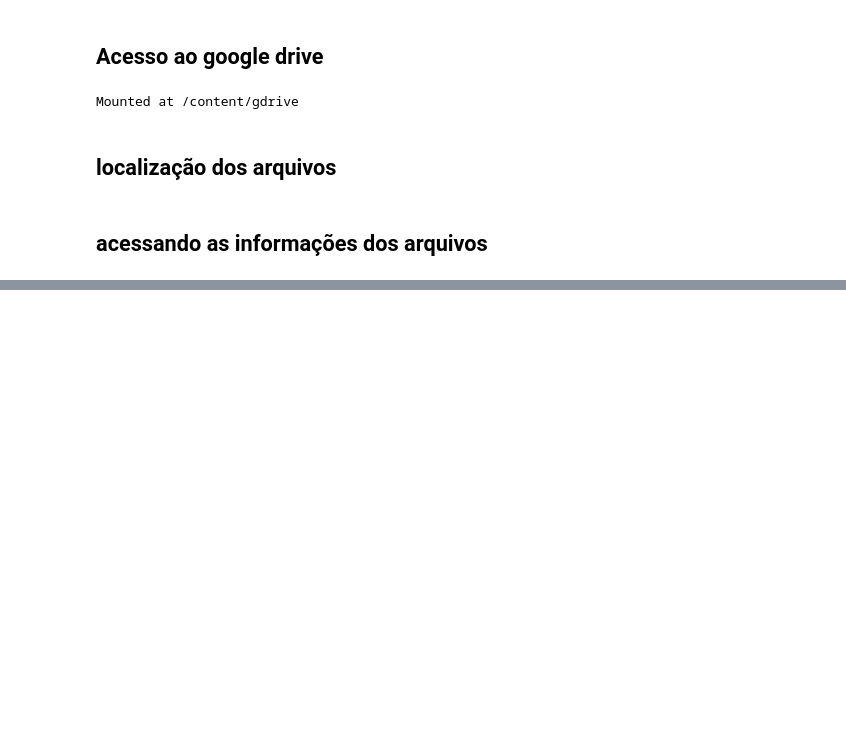
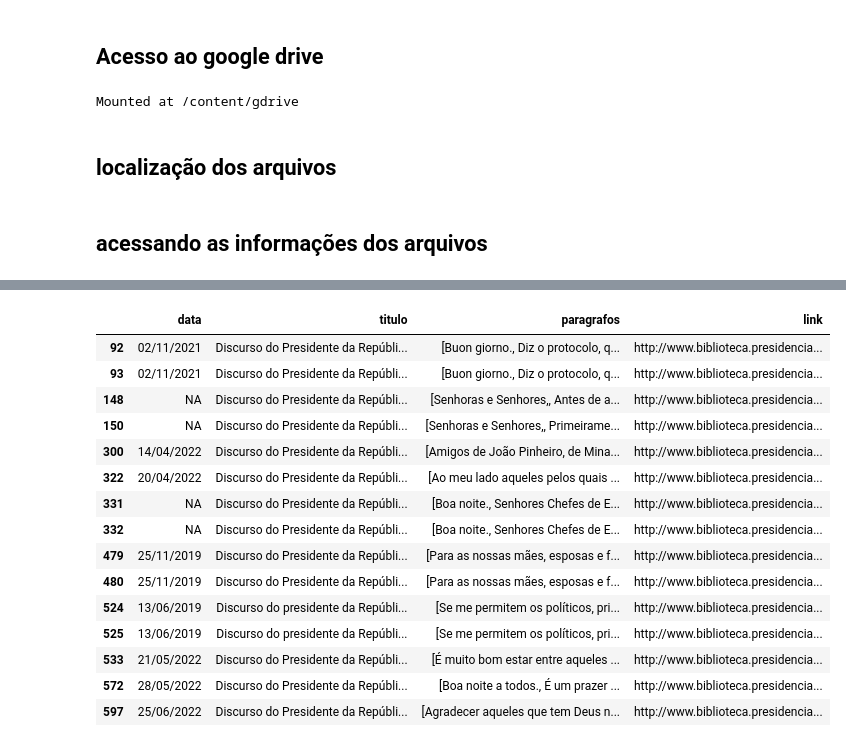
Before and after one commit to juborduchi/fundamentos, a Jupyter notebook: notebooks/analise_dados_01.ipynb, the cells around one changed output, grey strips where cells are left out. Saved outputs shown, nothing was run; the diff lists cells and outputs as text; code cells hidden in the pictures; blank space fills up the shorter version.

```diff
--- a/notebooks/analise_dados_01.ipynb
+++ b/notebooks/analise_dados_01.ipynb
@@ -22,7 +23,8 @@ Mounted at /content/gdrive
 # %%
 caminho_padrao = "/content/gdrive/MyDrive" # comum a todos os usuários
 caminho_especifico = "/Colab_Notebooks/bases_dados/" #caminho especifico de cada usuário
-nome_arquivo = "BD_BRASIL_GOVFEDERAL_BIBLIOTECA_PRESIDENCIA-bolsonaro-entrevistas.json"
+nome_arquivo = "BD_BRASIL_GOVFEDERAL_BIBLIOTECA_PRESIDENCIA-bolsonaro-discursos.json"
+caminho_pasta_arquivos = caminho_padrao + caminho_especifico
 caminho_completo = caminho_padrao + caminho_especifico + nome_arquivo
 # %% [markdown]
 ## acessando as informações dos arquivos
@@ -34,0 +47,3 @@ df.shape
+# %%
+df_customizado = df[["data","titulo","paragrafos", "link"]]
+df_customizado
@@ -34,0 +101,20 @@ df.shape
+# %%
+titulos_duplicados = df_customizado[df_customizado["titulo"].duplicated(keep=False)]
+titulos_duplicados
+# %% [output]
+|  | data | titulo | paragrafos | link |
+| 92 | 02/11/2021 | Discurso do Presidente da Repúbli... | [Buon giorno., Diz o protocolo, q... | http://www.biblioteca.presidencia... |
+| 93 | 02/11/2021 | Discurso do Presidente da Repúbli... | [Buon giorno., Diz o protocolo, q... | http://www.biblioteca.presidencia... |
+| 148 | NA | Discurso do Presidente da Repúbli... | [Senhoras e Senhores,, Antes de a... | http://www.biblioteca.presidencia... |
+| 150 | NA | Discurso do Presidente da Repúbli... | [Senhoras e Senhores,, Primeirame... | http://www.biblioteca.presidencia... |
+| 300 | 14/04/2022 | Discurso do Presidente da Repúbli... | [Amigos de João Pinheiro, de Mina... | http://www.biblioteca.presidencia... |
+| 322 | 20/04/2022 | Discurso do Presidente da Repúbli... | [Ao meu lado aqueles pelos quais ... | http://www.biblioteca.presidencia... |
+| 331 | NA | Discurso do Presidente da Repúbli... | [Boa noite., Senhores Chefes de E... | http://www.biblioteca.presidencia... |
+| 332 | NA | Discurso do Presidente da Repúbli... | [Boa noite., Senhores Chefes de E... | http://www.biblioteca.presidencia... |
+| 479 | 25/11/2019 | Discurso do Presidente da Repúbli... | [Para as nossas mães, esposas e f... | http://www.biblioteca.presidencia... |
+| 480 | 25/11/2019 | Discurso do Presidente da Repúbli... | [Para as nossas mães, esposas e f... | http://www.biblioteca.presidencia... |
+| 524 | 13/06/2019 | Discurso do presidente da Repúbli... | [Se me permitem os políticos, pri... | http://www.biblioteca.presidencia... |
+| 525 | 13/06/2019 | Discurso do presidente da Repúbli... | [Se me permitem os políticos, pri... | http://www.biblioteca.presidencia... |
+| 533 | 21/05/2022 | Discurso do Presidente da Repúbli... | [É muito bom estar entre aqueles ... | http://www.biblioteca.presidencia... |
+| 572 | 28/05/2022 | Discurso do Presidente da Repúbli... | [Boa noite a todos., É um prazer ... | http://www.biblioteca.presidencia... |
+| 597 | 25/06/2022 | Discurso do Presidente da Repúbli... | [Agradecer aqueles que tem Deus n... | http://www.biblioteca.presidencia... |
```
Also changed, not shown: parts of 13 cells of this notebook.
